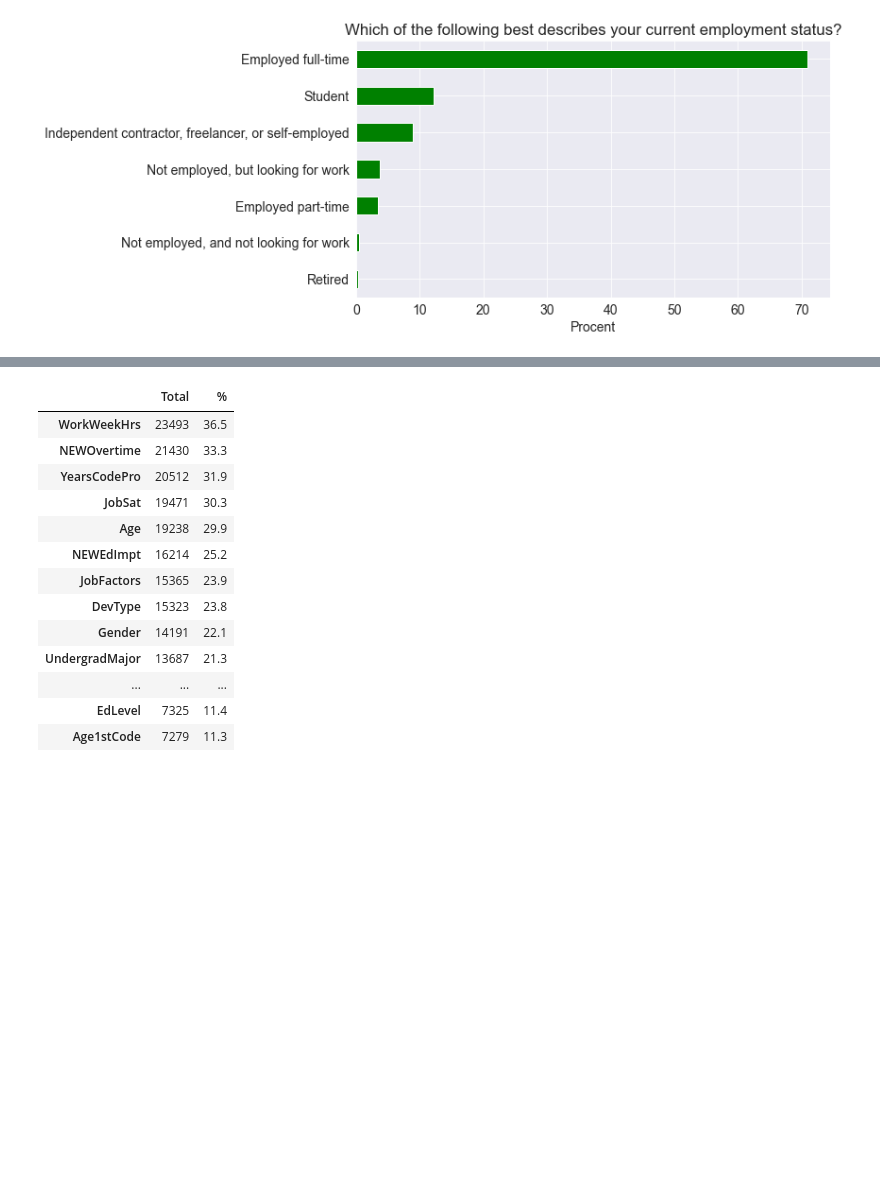
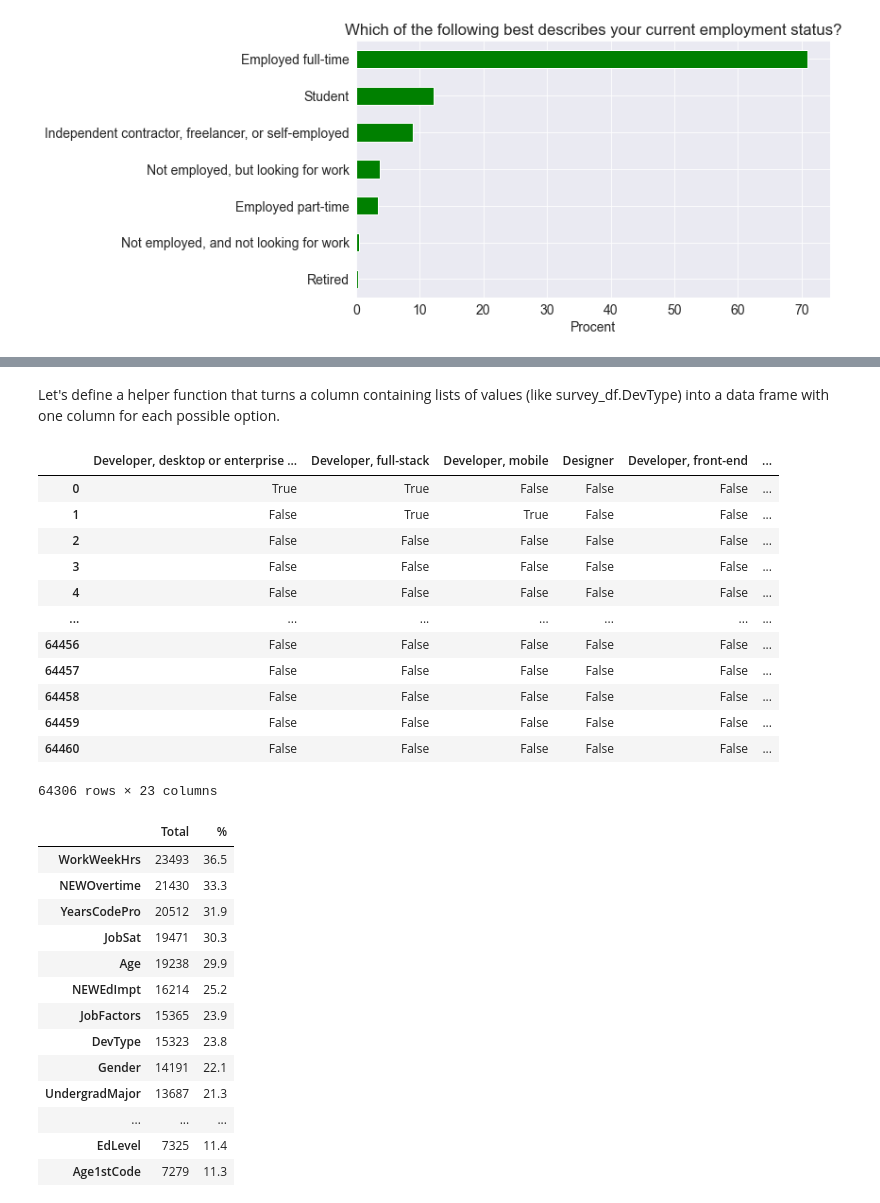
Before and after one commit to Tahimari/siwb_lab_4, a Jupyter notebook: stackoverflow_survey_data_analysis.ipynb, the cells around one changed output, grey strips where cells are left out. Drawn from its saved outputs; the diff is of its cells as text; code cells hidden in the pictures; blank space fills up the shorter version.

```diff
--- a/stackoverflow_survey_data_analysis.ipynb
+++ b/stackoverflow_survey_data_analysis.ipynb
@@ -461,3 +479,38 @@ plt.xlabel('Procent');
+# %% [markdown]
+Let's define a helper function that turns a column containing lists of values (like survey_df.DevType) into a data frame with one column for each possible option.
+# %%
+def split_multicolumn(col_series):
+    result_df = col_series.to_frame()
+    options = []
+    # Iterate over the column
+    for idx, value  in col_series[col_series.notnull()].iteritems():
+        # Break each value into list of options
+        for option in value.split(';'):
+            # Add the option as a column to result
+            if not option in result_df.columns:
+                options.append(option)
+                result_df[option] = False
+            # Mark the value in the option column as True
+            result_df.at[idx, option] = True
+    return result_df[options]
+# %%
+dev_type_df = split_multicolumn(data['DevType'])
+# %%
+dev_type_df
+# %% [output]
+|  | Developer, desktop or enterprise ... | Developer, full-stack | Developer, mobile | Designer | Developer, front-end | ... |
+| 0 | True | True | False | False | False | ... |
+| 1 | False | True | True | False | False | ... |
+| 2 | False | False | False | False | False | ... |
+| 3 | False | False | False | False | False | ... |
+| 4 | False | False | False | False | False | ... |
+| ... | ... | ... | ... | ... | ... | ... |
+| 64456 | False | False | False | False | False | ... |
+| 64457 | False | False | False | False | False | ... |
+| 64458 | False | False | False | False | False | ... |
+| 64459 | False | False | False | False | False | ... |
+| 64460 | False | False | False | False | False | ... |
+64306 rows × 23 columns
 # %%
 total = data.isnull().sum().sort_values(ascending=False)
 percent_1 = data.isnull().sum()/data.isnull().count()*100
```
Also changed, not shown: parts of 11 cells of this notebook.
